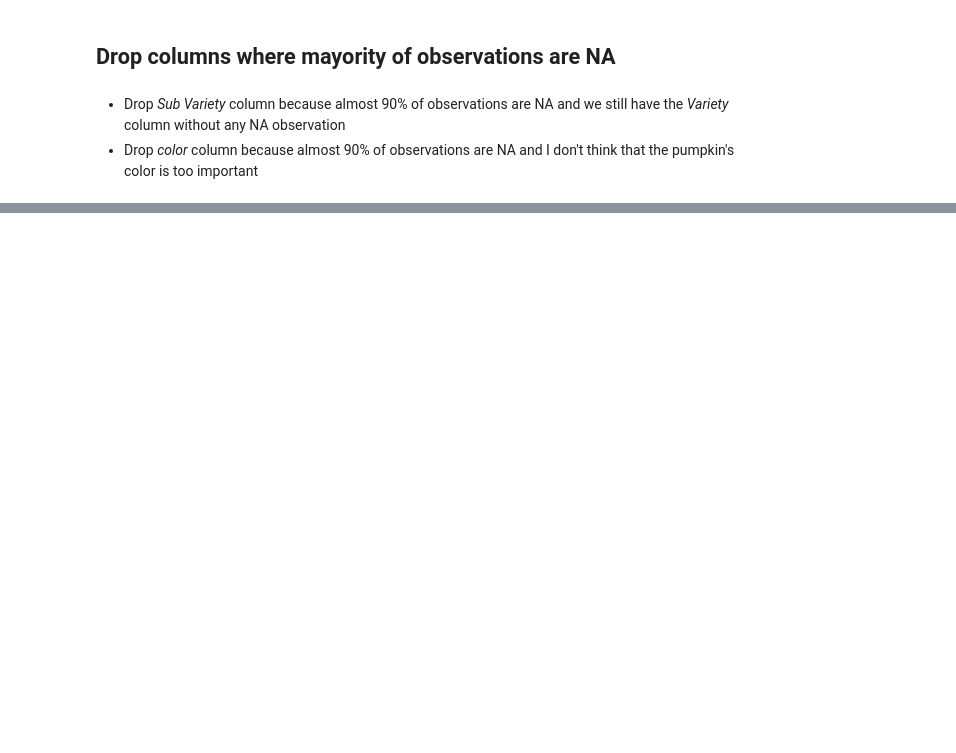
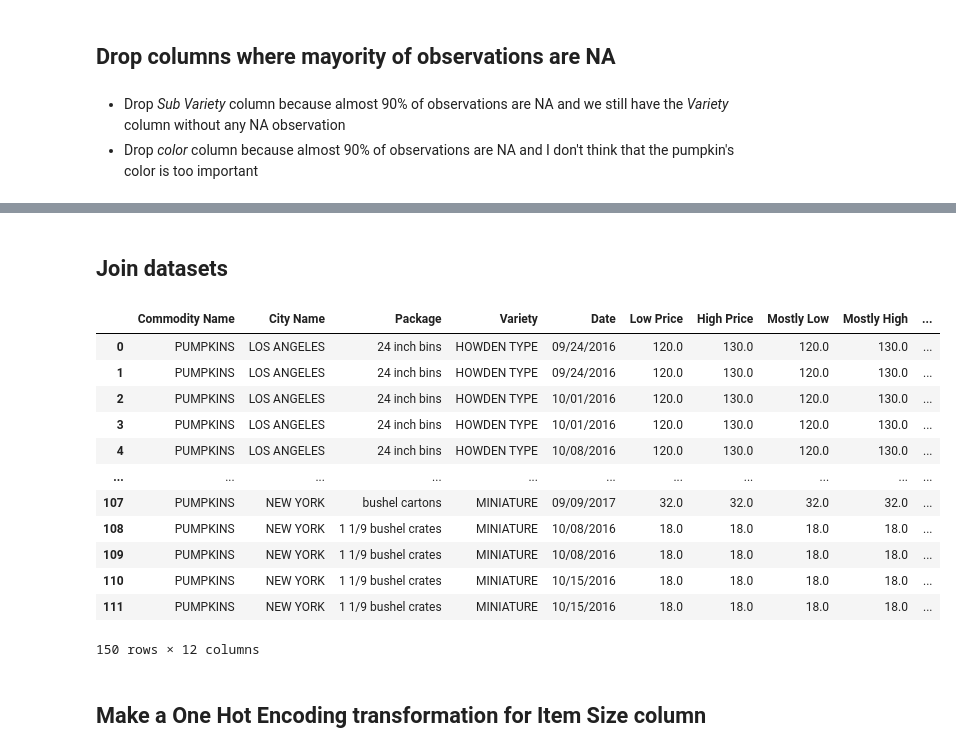
Before and after one commit to VictorFarfan98/Elements-of-Machine-Learning, a Jupyter notebook: Laboratorio 1/Laboratorio1.ipynb, the cells around one changed output, grey strips where cells are left out. Saved outputs shown, nothing was run; the diff lists cells and outputs as text; code cells hidden in the pictures; blank space fills up the shorter version.

Commit message:
Finished cleaning and merging the datasets

```diff
--- a/Laboratorio 1/Laboratorio1.ipynb
+++ b/Laboratorio 1/Laboratorio1.ipynb
@@ -138,8 +124,8 @@ ny_df = ny_df.drop(columns=['Type', 'Grade','Environment','Quality','Condition',
 * Drop *Sub Variety* column because almost 90% of observations are NA and we still have the *Variety* column without any NA observation
 * Drop *color* column because almost 90% of observations are NA and I don't think that the pumpkin's color is too important
 # %%
-la_df = la_df.drop(columns=['Sub Variety'])
-ny_df = ny_df.drop(columns=['Sub Variety'])
+la_df = la_df.drop(columns=['Sub Variety', 'Origin District', 'Color', 'Unit of Sale'])
+ny_df = ny_df.drop(columns=['Sub Variety', 'Origin District', 'Color', 'Unit of Sale'])
 # %%
 la_df.isna().sum()
 # %% [output]
@@ -182,0 +163,3 @@ dtype: int64
+# %%
+la_df.dropna(subset=['Item Size'], how='all', inplace=True)
+ny_df.dropna(subset=['Item Size'], how='all', inplace=True)
@@ -182,0 +198,21 @@ dtype: int64
+# %% [markdown]
+## Join datasets
+# %%
+df = la_df.append(ny_df)
+df
+# %% [output]
+|  | Commodity Name | City Name | Package | Variety | Date | Low Price | High Price | Mostly Low | Mostly High | ... |
+| 0 | PUMPKINS | LOS ANGELES | 24 inch bins | HOWDEN TYPE | 09/24/2016 | 120.0 | 130.0 | 120.0 | 130.0 | ... |
+| 1 | PUMPKINS | LOS ANGELES | 24 inch bins | HOWDEN TYPE | 09/24/2016 | 120.0 | 130.0 | 120.0 | 130.0 | ... |
+| 2 | PUMPKINS | LOS ANGELES | 24 inch bins | HOWDEN TYPE | 10/01/2016 | 120.0 | 130.0 | 120.0 | 130.0 | ... |
+| 3 | PUMPKINS | LOS ANGELES | 24 inch bins | HOWDEN TYPE | 10/01/2016 | 120.0 | 130.0 | 120.0 | 130.0 | ... |
+| 4 | PUMPKINS | LOS ANGELES | 24 inch bins | HOWDEN TYPE | 10/08/2016 | 120.0 | 130.0 | 120.0 | 130.0 | ... |
+| ... | ... | ... | ... | ... | ... | ... | ... | ... | ... | ... |
+| 107 | PUMPKINS | NEW YORK | bushel cartons | MINIATURE | 09/09/2017 | 32.0 | 32.0 | 32.0 | 32.0 | ... |
+| 108 | PUMPKINS | NEW YORK | 1 1/9 bushel crates | MINIATURE | 10/08/2016 | 18.0 | 18.0 | 18.0 | 18.0 | ... |
+| 109 | PUMPKINS | NEW YORK | 1 1/9 bushel crates | MINIATURE | 10/08/2016 | 18.0 | 18.0 | 18.0 | 18.0 | ... |
+| 110 | PUMPKINS | NEW YORK | 1 1/9 bushel crates | MINIATURE | 10/15/2016 | 18.0 | 18.0 | 18.0 | 18.0 | ... |
+| 111 | PUMPKINS | NEW YORK | 1 1/9 bushel crates | MINIATURE | 10/15/2016 | 18.0 | 18.0 | 18.0 | 18.0 | ... |
+150 rows × 12 columns
+# %% [markdown]
+## Make a One Hot Encoding transformation for Item Size column
```
Also changed, not shown: parts of 14 cells of this notebook.
